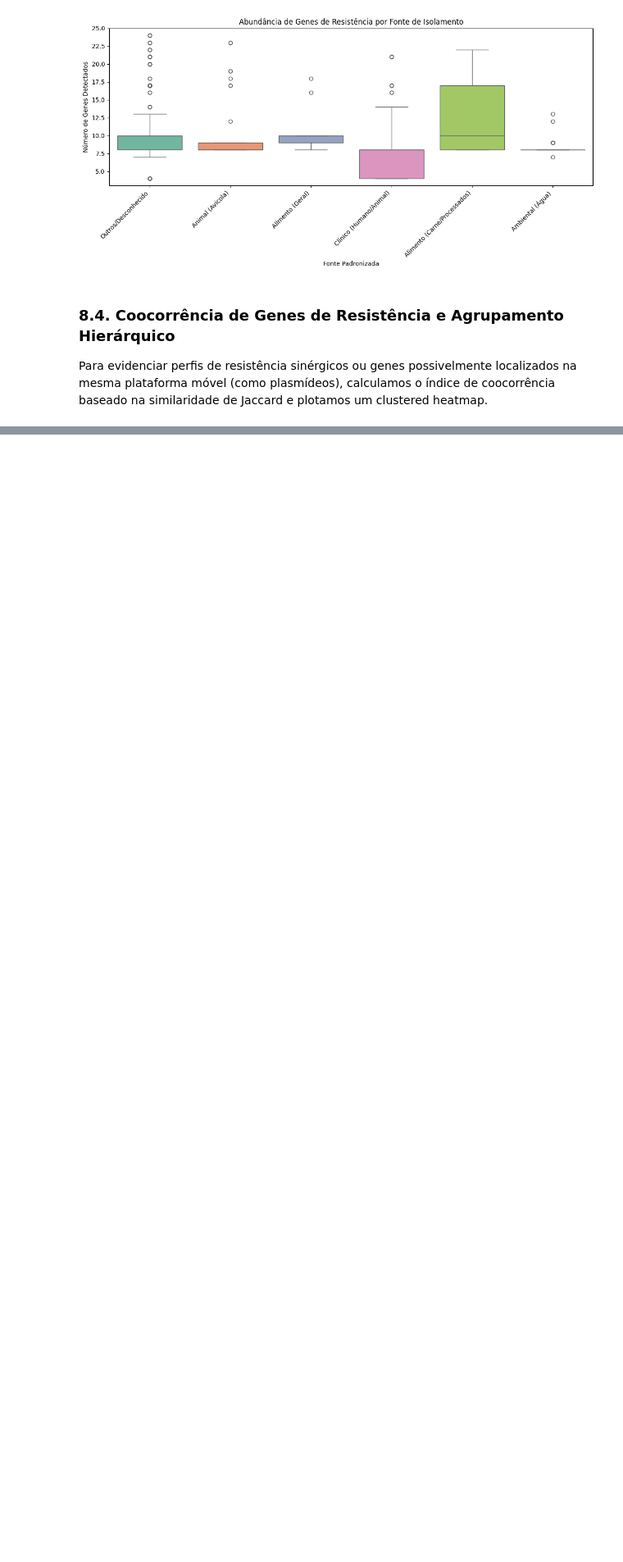
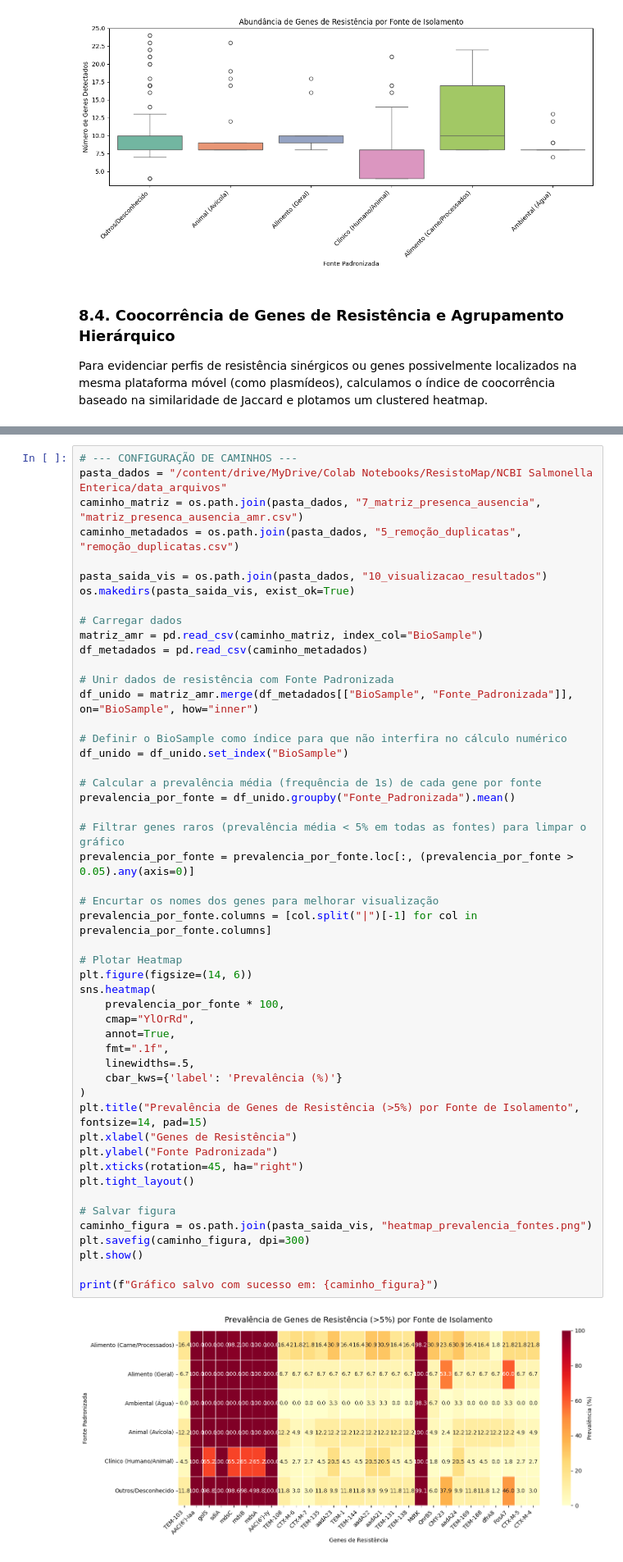
Before and after one commit to Nathanamarante/ResistoMap, a Jupyter notebook: ResistoMap.ipynb, the cells around one changed output, grey strips where cells are left out. Shown at 82% size. Cells and saved outputs as stored; diff of their text form; blank space fills up the shorter version.

```diff
--- a/ResistoMap.ipynb
+++ b/ResistoMap.ipynb
@@ -2102,0 +2257,52 @@ plt.show()
+# %%
+# --- CONFIGURAÇÃO DE CAMINHOS ---
+pasta_dados = "/content/drive/MyDrive/Colab Notebooks/ResistoMap/NCBI Salmonella Enterica/data_arquivos"
+caminho_matriz = os.path.join(pasta_dados, "7_matriz_presenca_ausencia", "matriz_presenca_ausencia_amr.csv")
+caminho_metadados = os.path.join(pasta_dados, "5_remoção_duplicatas", "remoção_duplicatas.csv")
+
+pasta_saida_vis = os.path.join(pasta_dados, "10_visualizacao_resultados")
+os.makedirs(pasta_saida_vis, exist_ok=True)
+
+# Carregar dados
+matriz_amr = pd.read_csv(caminho_matriz, index_col="BioSample")
+df_metadados = pd.read_csv(caminho_metadados)
+
+# Unir dados de resistência com Fonte Padronizada
+df_unido = matriz_amr.merge(df_metadados[["BioSample", "Fonte_Padronizada"]], on="BioSample", how="inner")
+
+# Definir o BioSample como índice para que não interfira no cálculo numérico
+df_unido = df_unido.set_index("BioSample")
+
+# Calcular a prevalência média (frequência de 1s) de cada gene por fonte
+prevalencia_por_fonte = df_unido.groupby("Fonte_Padronizada").mean()
+
+# Filtrar genes raros (prevalência média < 5% em todas as fontes) para limpar o gráfico
+prevalencia_por_fonte = prevalencia_por_fonte.loc[:, (prevalencia_por_fonte > 0.05).any(axis=0)]
+
+# Encurtar os nomes dos genes para melhorar visualização
+prevalencia_por_fonte.columns = [col.split("|")[-1] for col in prevalencia_por_fonte.columns]
+
+# Plotar Heatmap
+plt.figure(figsize=(14, 6))
+sns.heatmap(
+    prevalencia_por_fonte * 100,
+    cmap="YlOrRd",
+    annot=True,
+    fmt=".1f",
+    linewidths=.5,
+    cbar_kws={'label': 'Prevalência (%)'}
+)
+plt.title("Prevalência de Genes de Resistência (>5%) por Fonte de Isolamento", fontsize=14, pad=15)
+plt.xlabel("Genes de Resistência")
+plt.ylabel("Fonte Padronizada")
+plt.xticks(rotation=45, ha="right")
+plt.tight_layout()
+
+# Salvar figura
+caminho_figura = os.path.join(pasta_saida_vis, "heatmap_prevalencia_fontes.png")
+plt.savefig(caminho_figura, dpi=300)
+plt.show()
+
+print(f"Gráfico salvo com sucesso em: {caminho_figura}")
+# %% [output]
+[figure, added]
```
Also changed, not shown: parts of 14 cells of this notebook.
